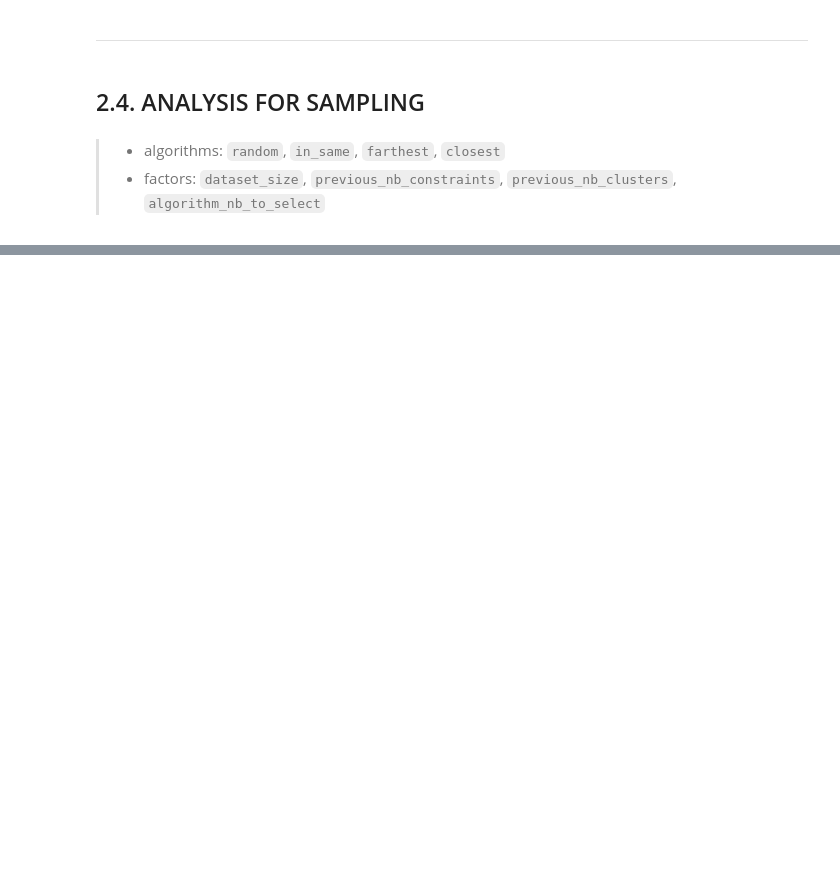
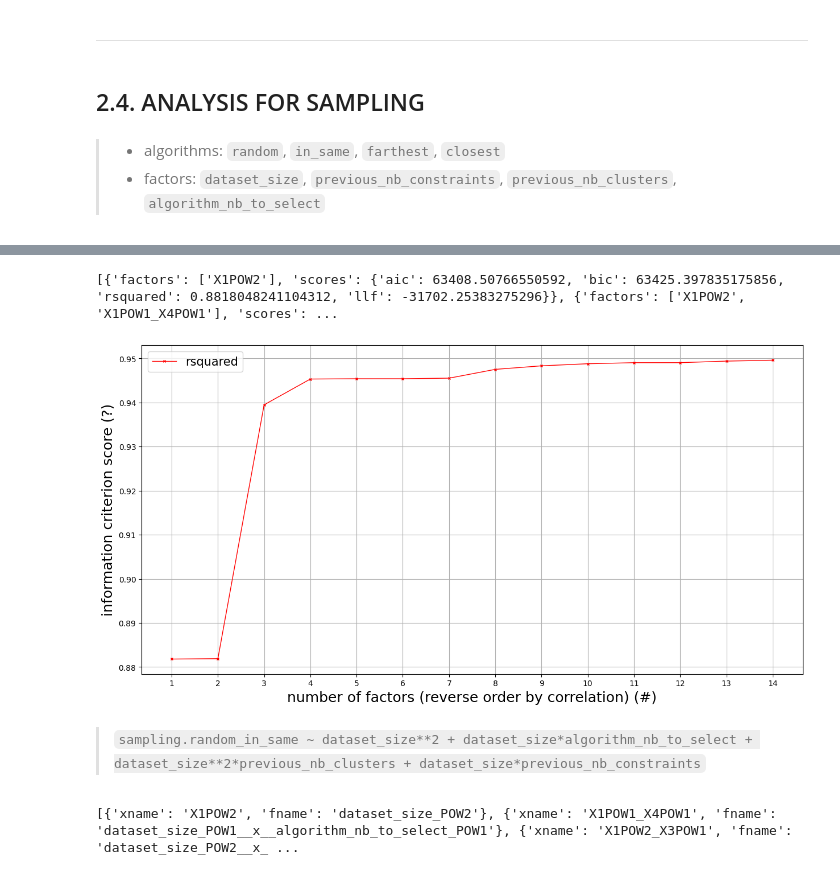
Before and after one commit to cognitivefactory/interactive-clustering-comparative-study, a Jupyter notebook: 2_computation_time_study/notebook/3_Analyze_main_effects_and_post_hoc.ipynb, the cells around one changed output, grey strips where cells are left out. Saved outputs shown, nothing was run; the diff lists cells and outputs as text; code cells hidden in the pictures; blank space fills up the shorter version.

```diff
--- a/2_computation_time_study/notebook/3_Analyze_main_effects_and_post_hoc.ipynb
+++ b/2_computation_time_study/notebook/3_Analyze_main_effects_and_post_hoc.ipynb
@@ -624,0 +1219,8 @@ one computation time model for `closest` sampling `algorithm_name`.
+# %%
+# Compute correlation of factors for sampling.
+df_correlation_sampling_random_in_same: pd.DataFrame = compute_correlation_of_factors(
+    df=df_sampling,
+    factors_interactions=factors_interactions_for_sampling,
+    algorithm_name="in_same",
+)
+df_correlation_sampling_random_in_same
@@ -624,0 +1243,18 @@ one computation time model for `closest` sampling `algorithm_name`.
+# %%
+information_score_evolution_for_sampling_random_in_same = compute_information_score_evolution(
+    df=df_sampling,
+    df_correlation=df_correlation_sampling_random_in_same,
+    algorithm_name="in_same",
+    information_criterion_to_plot="rsquared",
+)
+print(information_score_evolution_for_sampling_random_in_same)
+# %% [output]
+[{'factors': ['X1POW2'], 'scores': {'aic': 63408.50766550592, 'bic': 63425.397835175856, 'rsquared': 0.8818048241104312, 'llf': -31702.25383275296}}, {'factors': ['X1POW2', 'X1POW1_X4POW1'], 'scores': ...
+[figure, added]
+# %% [markdown]
+> `sampling.random_in_same ~ dataset_size**2 + dataset_size*algorithm_nb_to_select + dataset_size**2*previous_nb_clusters + dataset_size*previous_nb_constraints`
+# %%
+# Top factors.
+print([[f for f in factors_interactions_for_sampling if x==f["xname"]][0] for x in list(df_correlation_sampling_random_in_same.index)[:4]])
+# %% [output]
+[{'xname': 'X1POW2', 'fname': 'dataset_size_POW2'}, {'xname': 'X1POW1_X4POW1', 'fname': 'dataset_size_POW1__x__algorithm_nb_to_select_POW1'}, {'xname': 'X1POW2_X3POW1', 'fname': 'dataset_size_POW2__x_ ...
```
Also changed, not shown: parts of 133 cells of this notebook.
